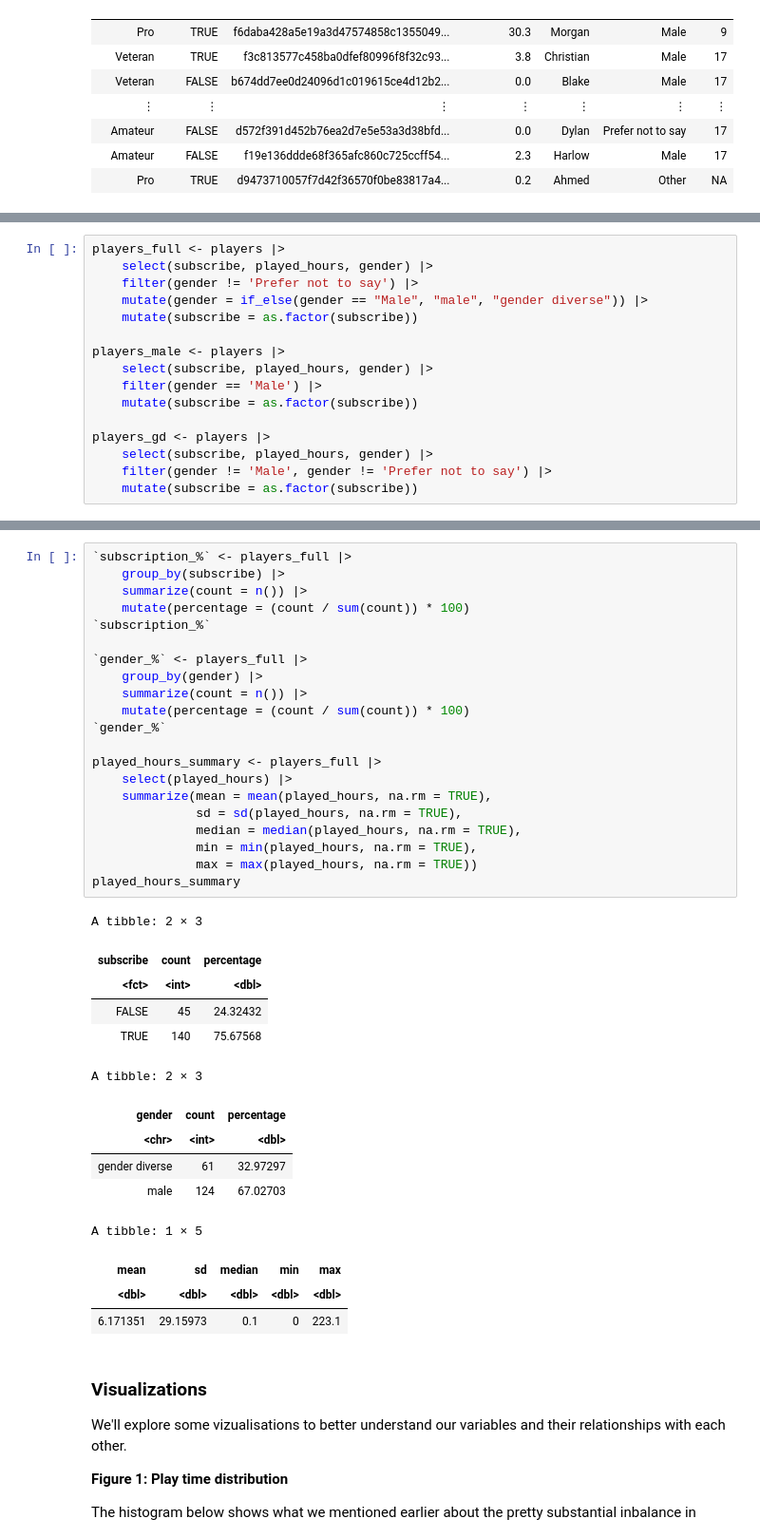
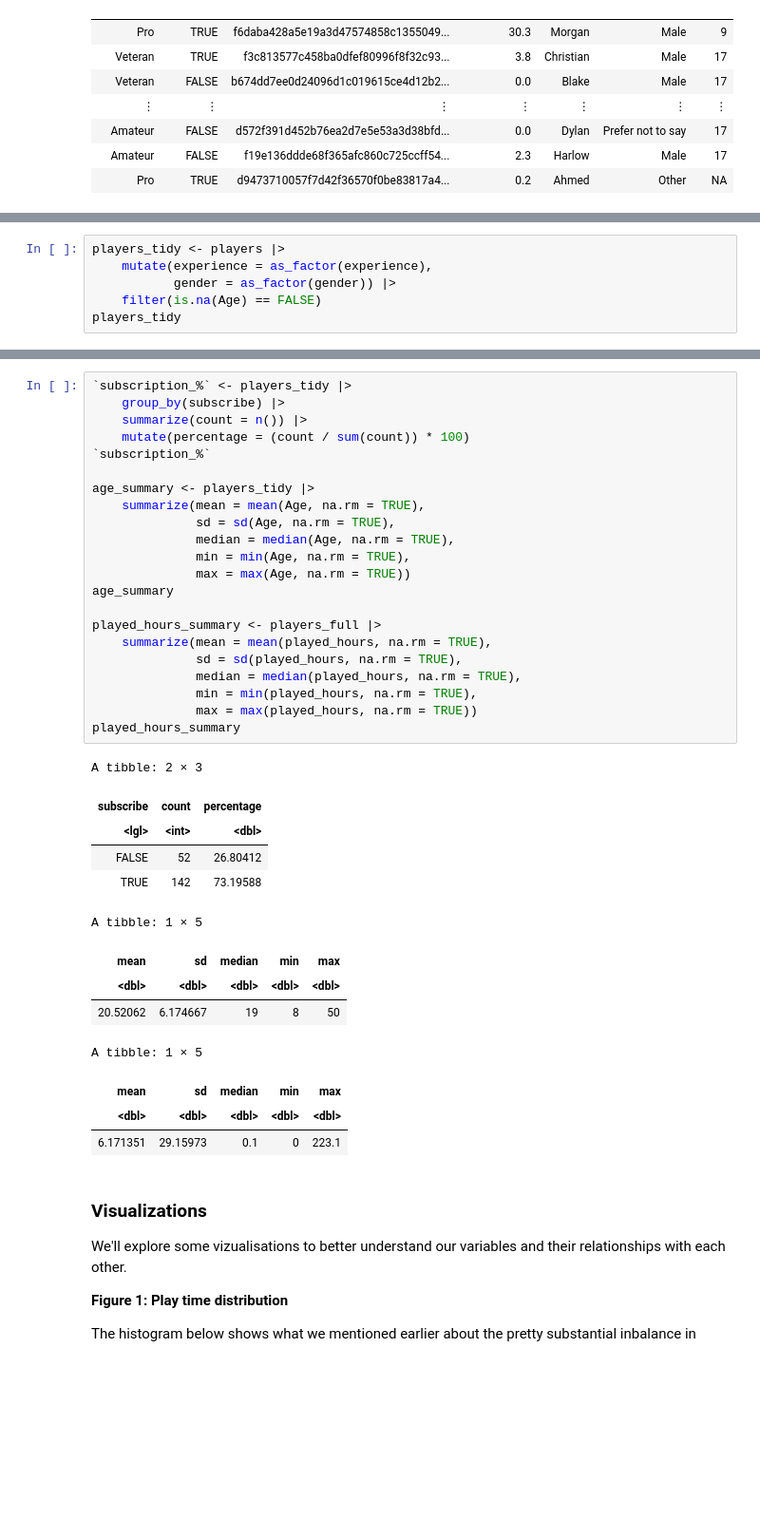
Before and after one commit to kathleenramsey/dsci100_group23, a Jupyter notebook: FINAL_PROJECT_23.ipynb, the cells around one changed output, grey strips where cells are left out. Shown at 95% size. Cells and saved outputs as stored; diff of their text form; blank space fills up the shorter version.

```diff
--- a/FINAL_PROJECT_23.ipynb
+++ b/FINAL_PROJECT_23.ipynb
@@ -100,16 +98,6 @@ Below we are creating three datasets (for our three models) from the original pl
 # %%
-players_full <- players |>
-    select(subscribe, played_hours, gender) |>
-    filter(gender != 'Prefer not to say') |>
-    mutate(gender = if_else(gender == "Male", "male", "gender diverse")) |>
-    mutate(subscribe = as.factor(subscribe))
-
-players_male <- players |>
-    select(subscribe, played_hours, gender) |>
-    filter(gender == 'Male') |>
-    mutate(subscribe = as.factor(subscribe))
-
-players_gd <- players |>
-    select(subscribe, played_hours, gender) |>
-    filter(gender != 'Male', gender != 'Prefer not to say') |>
-    mutate(subscribe = as.factor(subscribe))
+players_tidy <- players |>
+    mutate(experience = as_factor(experience),
+           gender = as_factor(gender)) |>
+    filter(is.na(Age) == FALSE)
+players_tidy
@@ -120,35 +119,35 @@ Below we are getting some statistics on the variables from our players_full data
 # %%
-`subscription_%` <- players_full |>
+`subscription_%` <- players_tidy |>
     group_by(subscribe) |>
     summarize(count = n()) |>
     mutate(percentage = (count / sum(count)) * 100)
 `subscription_%`
 
-`gender_%` <- players_full |>
-    group_by(gender) |>
-    summarize(count = n()) |>
-    mutate(percentage = (count / sum(count)) * 100)
-`gender_%`
+age_summary <- players_tidy |>
+    summarize(mean = mean(Age, na.rm = TRUE),
+              sd = sd(Age, na.rm = TRUE),
+              median = median(Age, na.rm = TRUE),
+              min = min(Age, na.rm = TRUE),
+              max = max(Age, na.rm = TRUE))
+age_summary
 
 played_hours_summary <- players_full |>
-    select(played_hours) |>
     summarize(mean = mean(played_hours, na.rm = TRUE),
               sd = sd(played_hours, na.rm = TRUE),
               median = median(played_hours, na.rm = TRUE),
               min = min(played_hours, na.rm = TRUE),
               max = max(played_hours, na.rm = TRUE))
 played_hours_summary
 # %% [output]
 A tibble: 2 × 3
 | subscribe | count | percentage |
-| <fct> | <int> | <dbl> |
-| FALSE | 45 | 24.32432 |
-| TRUE | 140 | 75.67568 |
+| <lgl> | <int> | <dbl> |
+| FALSE | 52 | 26.80412 |
+| TRUE | 142 | 73.19588 |
-A tibble: 2 × 3
+A tibble: 1 × 5
-| gender | count | percentage |
-| <chr> | <int> | <dbl> |
-| gender diverse | 61 | 32.97297 |
-| male | 124 | 67.02703 |
+| mean | sd | median | min | max |
+| <dbl> | <dbl> | <dbl> | <dbl> | <dbl> |
+| 20.52062 | 6.174667 | 19 | 8 | 50 |
 A tibble: 1 × 5
 | mean | sd | median | min | max |
 | <dbl> | <dbl> | <dbl> | <dbl> | <dbl> |
```
Also changed, not shown: parts of 5 cells of this notebook, 1 other file.
